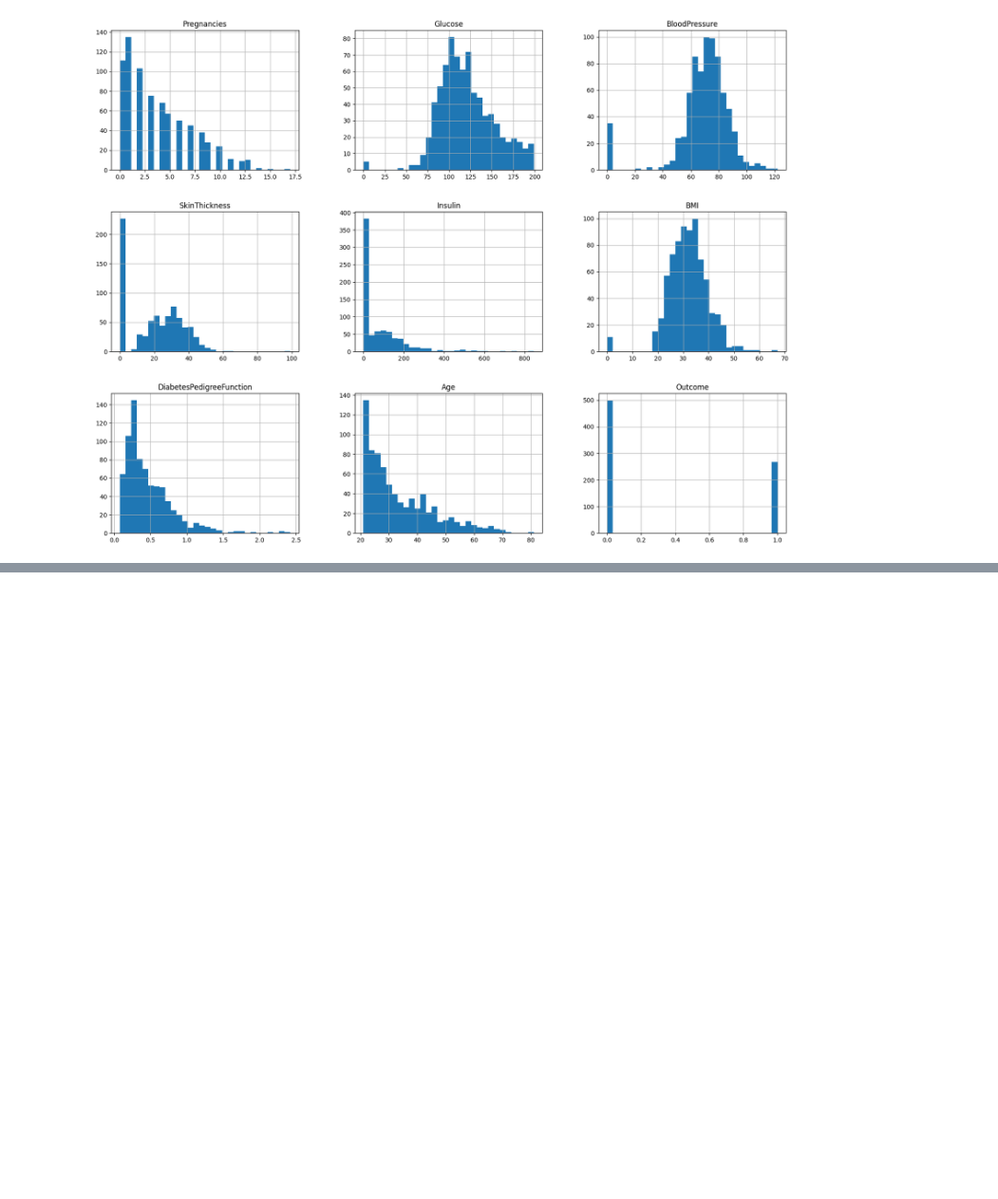
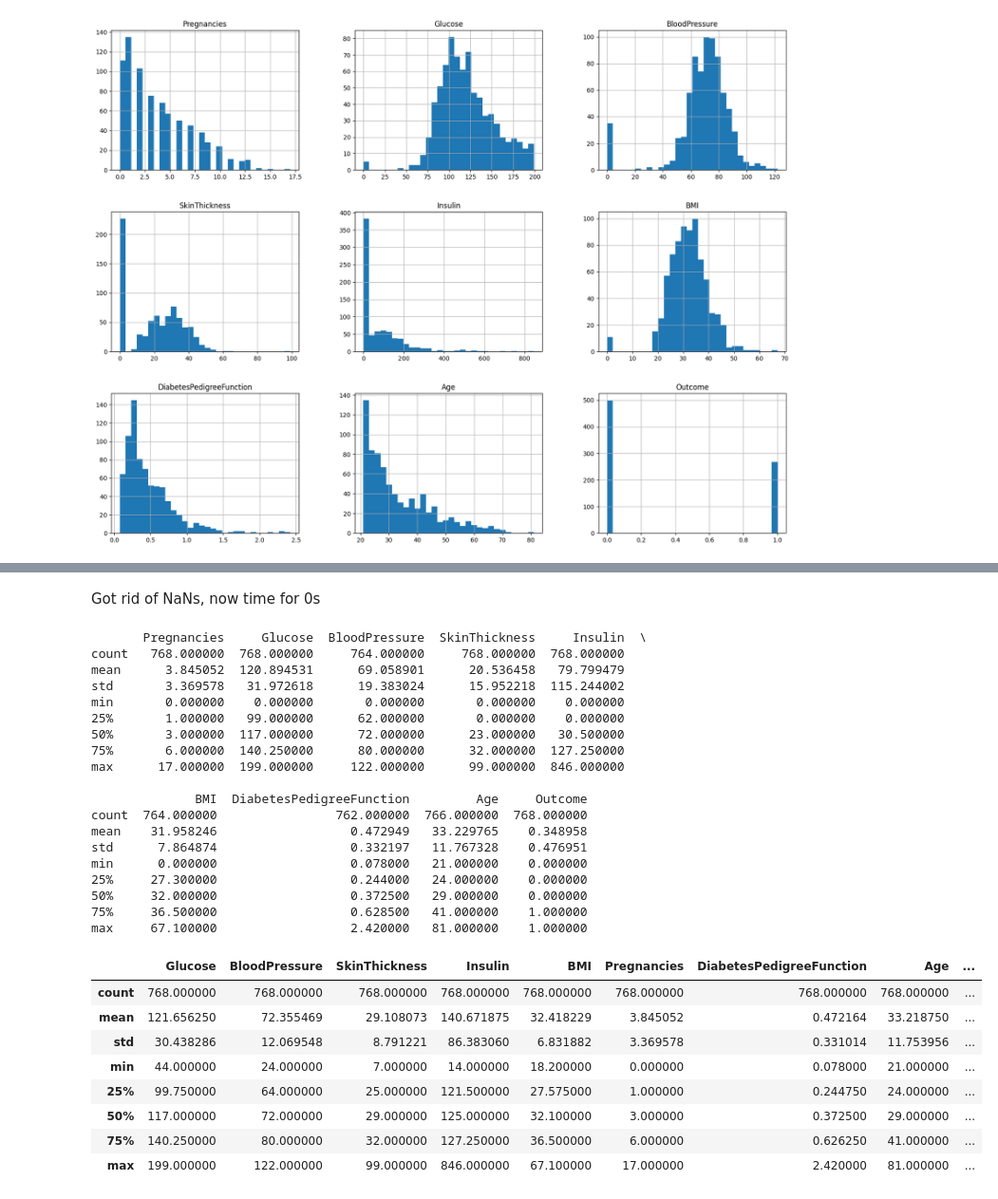
Before and after one commit to adamzeki/CyberTechDiabetes, a Jupyter notebook: diabeetus.ipynb, the cells around one changed output, grey strips where cells are left out. Shown at 95% size. Saved outputs shown, nothing was run; the diff lists cells and outputs as text; code cells hidden in the pictures; blank space fills up the shorter version.

```diff
--- a/diabeetus.ipynb
+++ b/diabeetus.ipynb
@@ -150,0 +179,46 @@ plt.show()
+# %% [markdown]
+Got rid of NaNs, now time for 0s
+# %%
+from sklearn.compose import ColumnTransformer
+from sklearn.preprocessing import FunctionTransformer
+imputer_0 = SimpleImputer(missing_values = 0, strategy = 'median')
+fake_transf = FunctionTransformer(feature_names_out='one-to-one')
+
+col_to_impute = ['Glucose', 'BloodPressure', 'SkinThickness', 'Insulin', 'BMI']
+untouched_cols = [col for col in diabetes_imputed if not col in col_to_impute]
+col_imputer = ColumnTransformer([('o_0', imputer_0, col_to_impute), ('remaining', fake_transf, untouched_cols)], verbose_feature_names_out=False)
+
+
+diabetes_imputed = pd.DataFrame(col_imputer.fit_transform(diabetes_imputed), columns=col_imputer.get_feature_names_out())
+
+print(diabetes.describe())
+diabetes_imputed.describe()
+# %% [output]
+       Pregnancies     Glucose  BloodPressure  SkinThickness     Insulin  \
+count   768.000000  768.000000     764.000000     768.000000  768.000000
+mean      3.845052  120.894531      69.058901      20.536458   79.799479
+std       3.369578   31.972618      19.383024      15.952218  115.244002
+min       0.000000    0.000000       0.000000       0.000000    0.000000
+25%       1.000000   99.000000      62.000000       0.000000    0.000000
+50%       3.000000  117.000000      72.000000      23.000000   30.500000
+75%       6.000000  140.250000      80.000000      32.000000  127.250000
+max      17.000000  199.000000     122.000000      99.000000  846.000000
+
+              BMI  DiabetesPedigreeFunction         Age     Outcome
+count  764.000000                762.000000  766.000000  768.000000
+mean    31.958246                  0.472949   33.229765    0.348958
+std      7.864874                  0.332197   11.767328    0.476951
+min      0.000000                  0.078000   21.000000    0.000000
+25%     27.300000                  0.244000   24.000000    0.000000
+50%     32.000000                  0.372500   29.000000    0.000000
+75%     36.500000                  0.628500   41.000000    1.000000
+max     67.100000                  2.420000   81.000000    1.000000
+|  | Glucose | BloodPressure | SkinThickness | Insulin | BMI | Pregnancies | DiabetesPedigreeFunction | Age | ... |
+| count | 768.000000 | 768.000000 | 768.000000 | 768.000000 | 768.000000 | 768.000000 | 768.000000 | 768.000000 | ... |
+| mean | 121.656250 | 72.355469 | 29.108073 | 140.671875 | 32.418229 | 3.845052 | 0.472164 | 33.218750 | ... |
+| std | 30.438286 | 12.069548 | 8.791221 | 86.383060 | 6.831882 | 3.369578 | 0.331014 | 11.753956 | ... |
+| min | 44.000000 | 24.000000 | 7.000000 | 14.000000 | 18.200000 | 0.000000 | 0.078000 | 21.000000 | ... |
+| 25% | 99.750000 | 64.000000 | 25.000000 | 121.500000 | 27.575000 | 1.000000 | 0.244750 | 24.000000 | ... |
+| 50% | 117.000000 | 72.000000 | 29.000000 | 125.000000 | 32.100000 | 3.000000 | 0.372500 | 29.000000 | ... |
+| 75% | 140.250000 | 80.000000 | 32.000000 | 127.250000 | 36.500000 | 6.000000 | 0.626250 | 41.000000 | ... |
+| max | 199.000000 | 122.000000 | 99.000000 | 846.000000 | 67.100000 | 17.000000 | 2.420000 | 81.000000 | ... |
```
Also changed, not shown: parts of 12 cells of this notebook.
